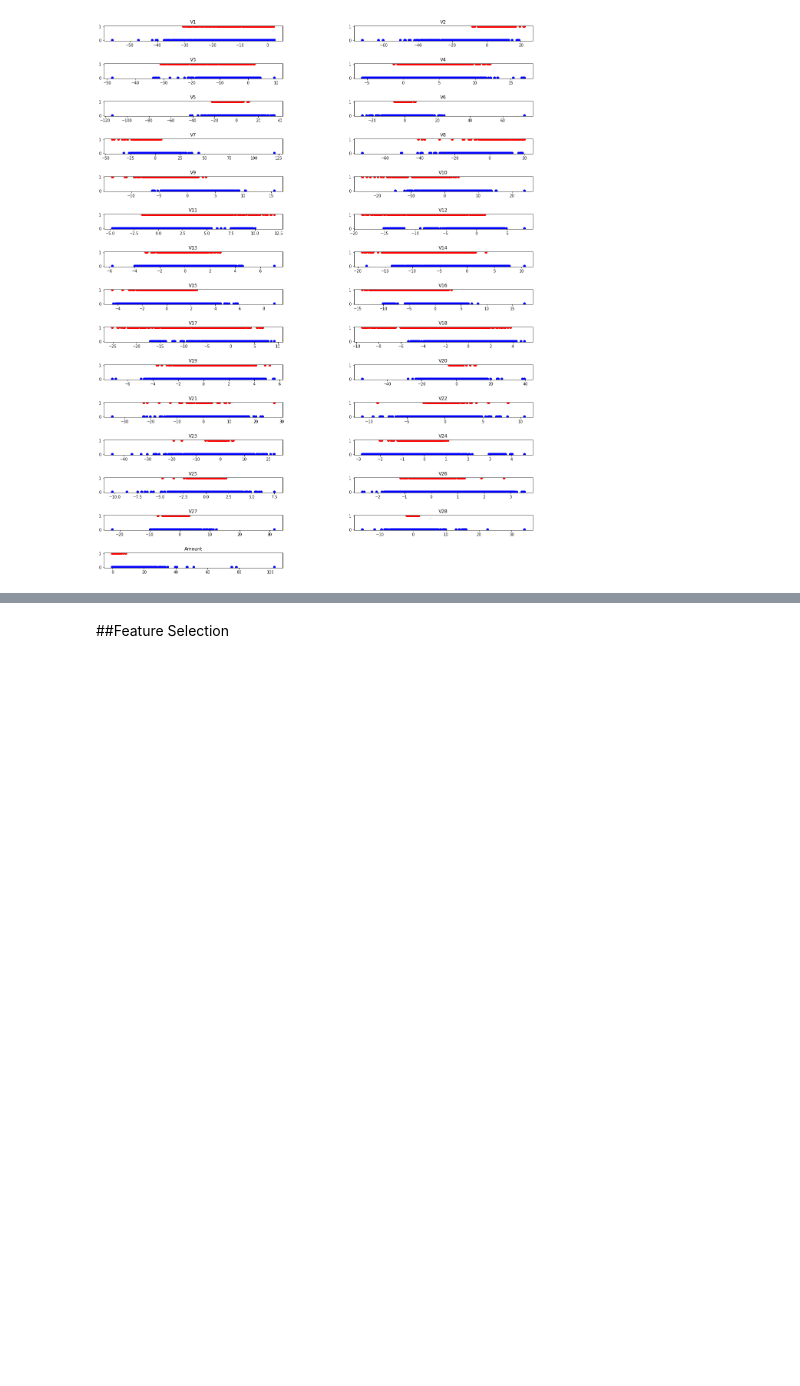
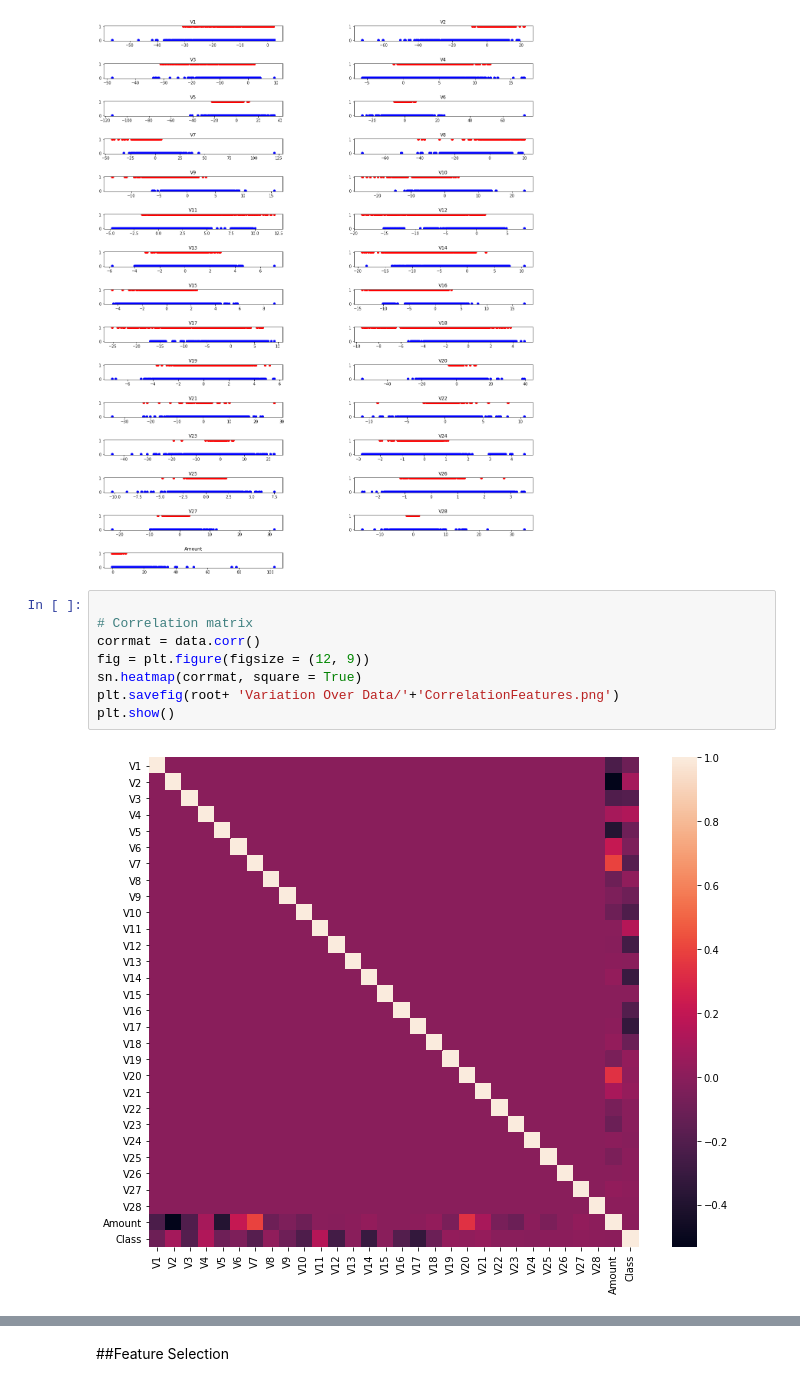
Before and after one commit to tutu15o9/Credit-Card-Fraud, a Jupyter notebook: Credit Card Fraud .ipynb, the cells around one changed output, grey strips where cells are left out. Saved outputs shown, nothing was run; the diff lists cells and outputs as text; blank space fills up the shorter version.

Commit message:
Add correlation matrix for Features

```diff
--- a/Credit Card Fraud .ipynb
+++ b/Credit Card Fraud .ipynb
@@ -148,6 +146,16 @@ plt.show()
 # %% [output]
 <Figure size 432x288 with 0 Axes>
 [figure]
+# %%
+
+# Correlation matrix
+corrmat = data.corr()
+fig = plt.figure(figsize = (12, 9))
+sn.heatmap(corrmat, square = True)
+plt.savefig(root+ 'Variation Over Data/'+'CorrelationFeatures.png')
+plt.show()
+# %% [output]
+[figure, added]
 # %% [markdown]
 ##Results
 
```
Also changed, not shown: parts of 4 cells of this notebook, 1 other file.
